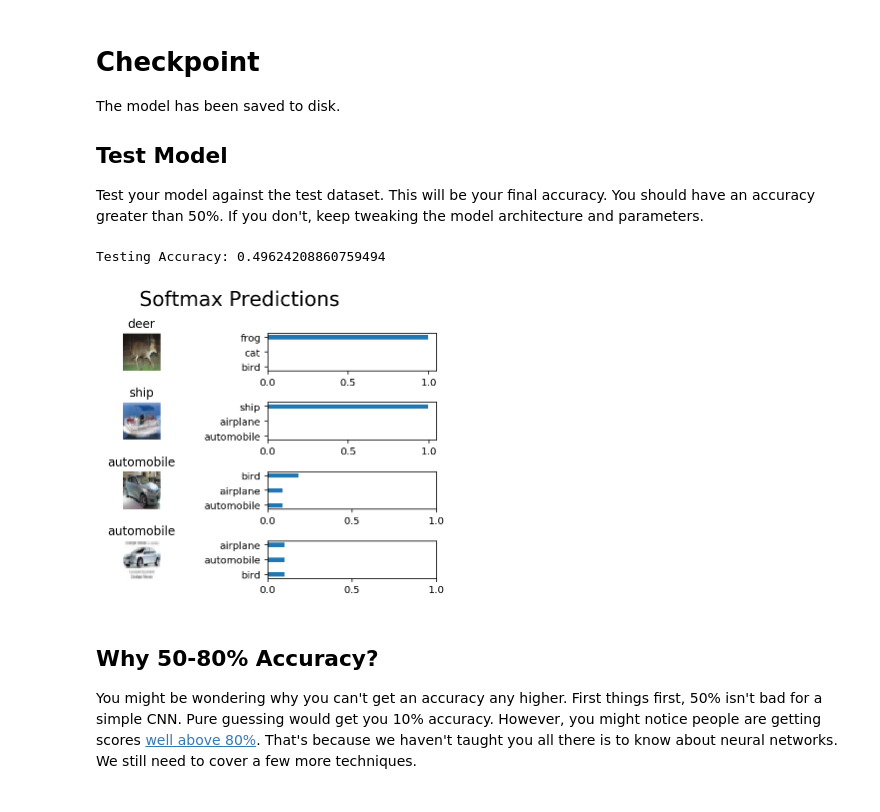
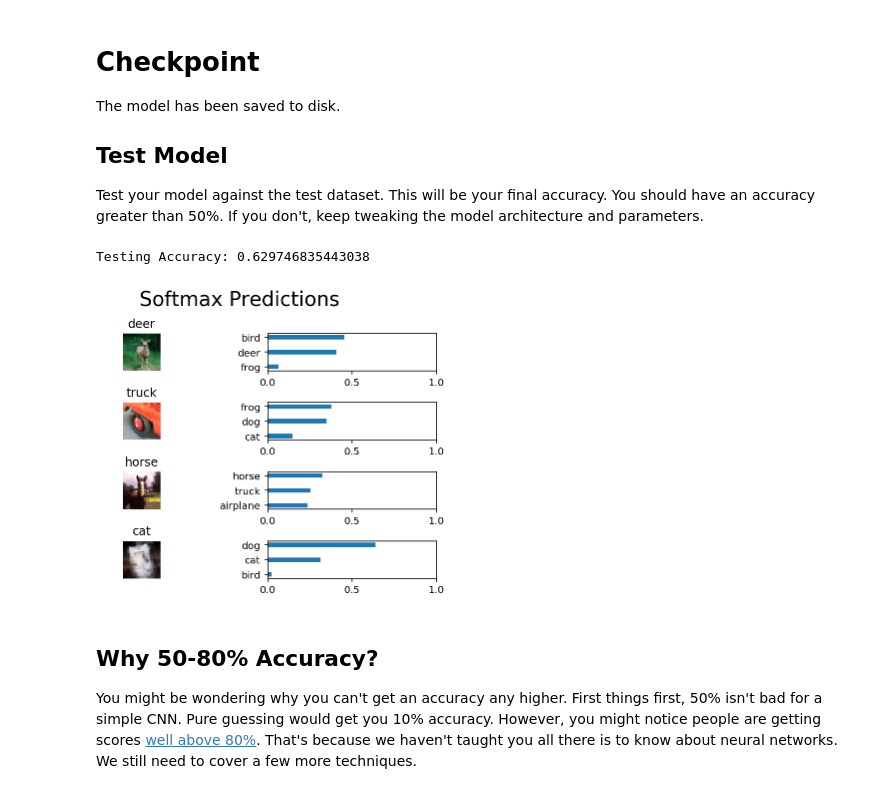
Before and after one commit to stayrascal/ml-fifth-division, a Jupyter notebook: notebooks/example/image-classification/dlnd_image_classification.ipynb, the cells around one changed output. Saved outputs shown, nothing was run; the diff lists cells and outputs as text; code cells hidden in the pictures.

Commit message:
update dlnd_image_classification

```diff
--- a/notebooks/example/image-classification/dlnd_image_classification.ipynb
+++ b/notebooks/example/image-classification/dlnd_image_classification.ipynb
@@ -281,6 +294,7 @@ Tests Passed
 ### Fully-Connected Layer
 Implement the `fully_conn` function to apply a fully connected layer to `x_tensor` with the shape (*Batch Size*, *num_outputs*). Shortcut option: you can use classes from the [TensorFlow Layers](https://www.tensorflow.org/api_docs/python/tf/layers) or [TensorFlow Layers (contrib)](https://www.tensorflow.org/api_guides/python/contrib.layers) packages for this layer. For more of a challenge, only use other TensorFlow packages.
 # %%
+import math
 def fully_conn(x_tensor, num_outputs):
     """
     Apply a fully connected layer to x_tensor using weight and bias
@@ -289,8 +303,12 @@ def fully_conn(x_tensor, num_outputs):
     : return: A 2-D tensor where the second dimension is num_outputs.
     """
     num_inputs = x_tensor.get_shape().as_list()[1]
-    weights = tf.Variable(tf.truncated_normal([num_inputs, num_outputs], stddev=0.1))
-    bias = tf.Variable(tf.random_normal([num_outputs], stddev=0.1))
+#     weights = tf.Variable(tf.truncated_normal([num_inputs, num_outputs], mean=0, stddev=0.1))
+#     weights = tf.Variable(tf.float32, np.random.randn(num_inputs, num_outputs) / np.sqrt(num_inputs/2))
+    initializer = tf.contrib.layers.xavier_initializer_conv2d()
+    weights = tf.Variable(initializer(shape=(num_inputs, num_outputs)))
+    bias = tf.Variable(tf.zeros([num_outputs]))
+
     return tf.nn.relu(tf.matmul(x_tensor, weights) + bias)
 
 
@@ -314,10 +332,13 @@ def output(x_tensor, num_outputs):
     : return: A 2-D tensor where the second dimension is num_outputs.
     """
     num_inputs = x_tensor.get_shape().as_list()[1]
-    weights = tf.Variable(tf.truncated_normal([num_inputs, num_outputs], stddev=0.1))
-    bias = tf.Variable(tf.random_normal([num_outputs], stddev=0.1))
-    return tf.nn.relu(tf.matmul(x_tensor, weights) + bias)
-
+#     weights = tf.Variable(tf.truncated_normal([num_inputs, num_outputs], mean=0, stddev=0.1))
+#     weights = tf.Variable(np.random.randn(num_inputs, num_outputs)) / np.sqrt(num_inputs/2))
+#     tf.get_variable('W', shape=(512, 256), initializer=tf.contrib.layers.xavier_initializer())
+    initializer = tf.contrib.layers.xavier_initializer_conv2d()
+    weights = tf.Variable(initializer(shape=(num_inputs, num_outputs)))
+    bias = tf.Variable(tf.zeros([num_outputs]))
+    return tf.matmul(x_tensor, weights) + bias
 
 """
 DON'T MODIFY ANYTHING IN THIS CELL THAT IS BELOW THIS LINE
@@ -454,8 +474,9 @@ def print_stats(session, feature_batch, label_batch, cost, accuracy):
     : cost: TensorFlow cost function
     : accuracy: TensorFlow accuracy function
     """
-    loss, validation_accuracy = session.run([cost, accuracy], feed_dict={x: feature_batch, y: label_batch, keep_prob: 1.0})
-    print("The loss is %.9f, and the validation accuracy is %.3f" % (loss, validation_accuracy))
+    loss = session.run(cost, feed_dict={x: feature_batch, y: label_batch, keep_prob: 1.0})
+    validation_accuracy = session.run(accuracy, feed_dict={x: valid_features, y: valid_labels, keep_prob: 1.0})
+    print('Loss: {:>10.4f} Validation Accuracy: {:.6f}'.format(loss, validation_accuracy))
 # %% [markdown]
 ### Hyperparameters
 Tune the following parameters:
@@ -468,9 +489,9 @@ Tune the following parameters:
 * Set `keep_probability` to the probability of keeping a node using dropout
 # %%
 # TODO: Tune Parameters
-epochs = 40
+epochs = 10
 batch_size = 128
-keep_probability = 0.9
+keep_probability = 0.75
 # %% [markdown]
 ### Train on a Single CIFAR-10 Batch
 Instead of training the neural network on all the CIFAR-10 batches of data, let's use a single batch. This should save time while you iterate on the model to get a better accuracy.  Once the final validation accuracy is 50% or greater, run the model on all the data in the next section.
@@ -586,7 +601,7 @@ def test_model():
     Test the saved model against the test dataset
     """
 
-    test_features, test_labels = pickle.load(open('preprocess_training.p', mode='rb'))
+    test_features, test_labels = pickle.load(open('preprocess_test.p', mode='rb'))
     loaded_graph = tf.Graph()
 
     with tf.Session(graph=loaded_graph) as sess:
@@ -594,37 +609,37 @@ def test_model():
         loader = tf.train.import_meta_graph(save_model_path + '.meta')
         loader.restore(sess, save_model_path)
 
         # Get Tensors from loaded model
         loaded_x = loaded_graph.get_tensor_by_name('x:0')
         loaded_y = loaded_graph.get_tensor_by_name('y:0')
         loaded_keep_prob = loaded_graph.get_tensor_by_name('keep_prob:0')
         loaded_logits = loaded_graph.get_tensor_by_name('logits:0')
         loaded_acc = loaded_graph.get_tensor_by_name('accuracy:0')
 
         # Get accuracy in batches for memory limitations
         test_batch_acc_total = 0
         test_batch_count = 0
 
-        for train_feature_batch, train_label_batch in helper.batch_features_labels(test_features, test_labels, batch_size):
+        for test_feature_batch, test_label_batch in helper.batch_features_labels(test_features, test_labels, batch_size):
             test_batch_acc_total += sess.run(
                 loaded_acc,
-                feed_dict={loaded_x: train_feature_batch, loaded_y: train_label_batch, loaded_keep_prob: 1.0})
+                feed_dict={loaded_x: test_feature_batch, loaded_y: test_label_batch, loaded_keep_prob: 1.0})
             test_batch_count += 1
 
         print('Testing Accuracy: {}\n'.format(test_batch_acc_total/test_batch_count))
 
         # Print Random Samples
         random_test_features, random_test_labels = tuple(zip(*random.sample(list(zip(test_features, test_labels)), n_samples)))
         random_test_predictions = sess.run(
             tf.nn.top_k(tf.nn.softmax(loaded_logits), top_n_predictions),
             feed_dict={loaded_x: random_test_features, loaded_y: random_test_labels, loaded_keep_prob: 1.0})
         helper.display_image_predictions(random_test_features, random_test_labels, random_test_predictions)
 
 
 test_model()
 # %% [output]
-Testing Accuracy: 0.49624208860759494
+Testing Accuracy: 0.629746835443038
-[figure, old version]
+[figure, new version]
 # %% [markdown]
 ## Why 50-80% Accuracy?
 You might be wondering why you can't get an accuracy any higher. First things first, 50% isn't bad for a simple CNN.  Pure guessing would get you 10% accuracy. However, you might notice people are getting scores [well above 80%](http://rodrigob.github.io/are_we_there_yet/build/classification_datasets_results.html#43494641522d3130).  That's because we haven't taught you all there is to know about neural networks. We still need to cover a few more techniques.
```
Also changed, not shown: parts of 10 cells of this notebook.
